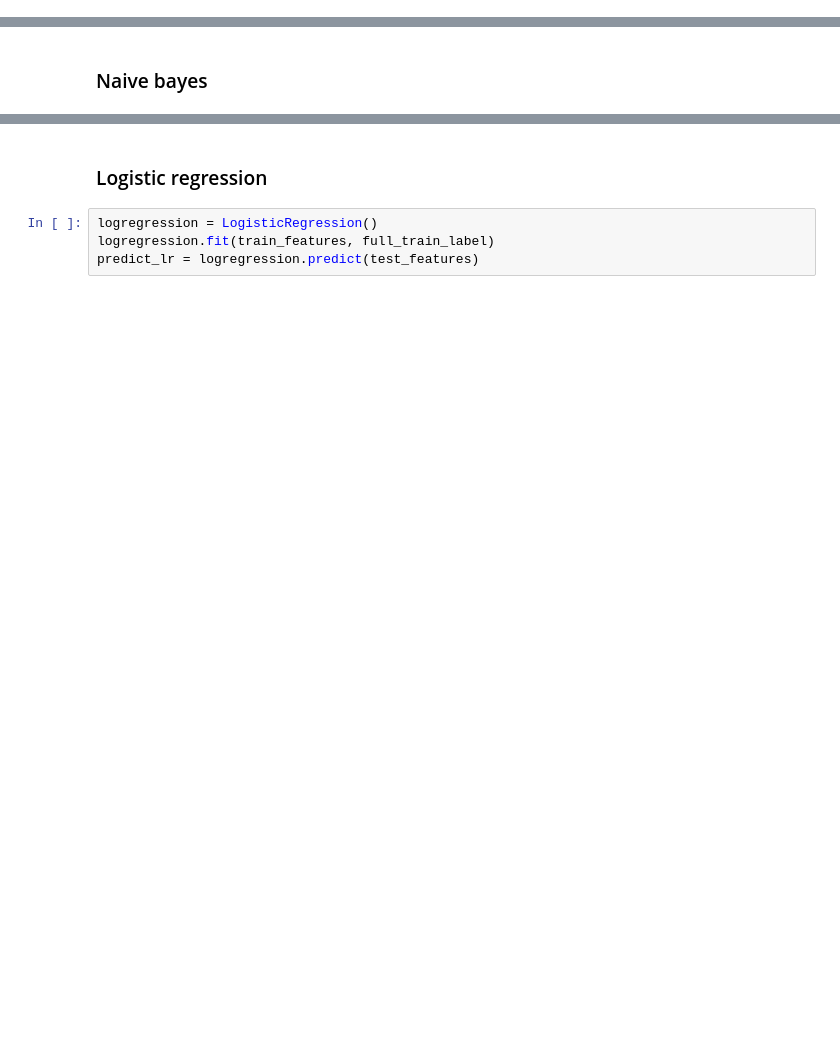
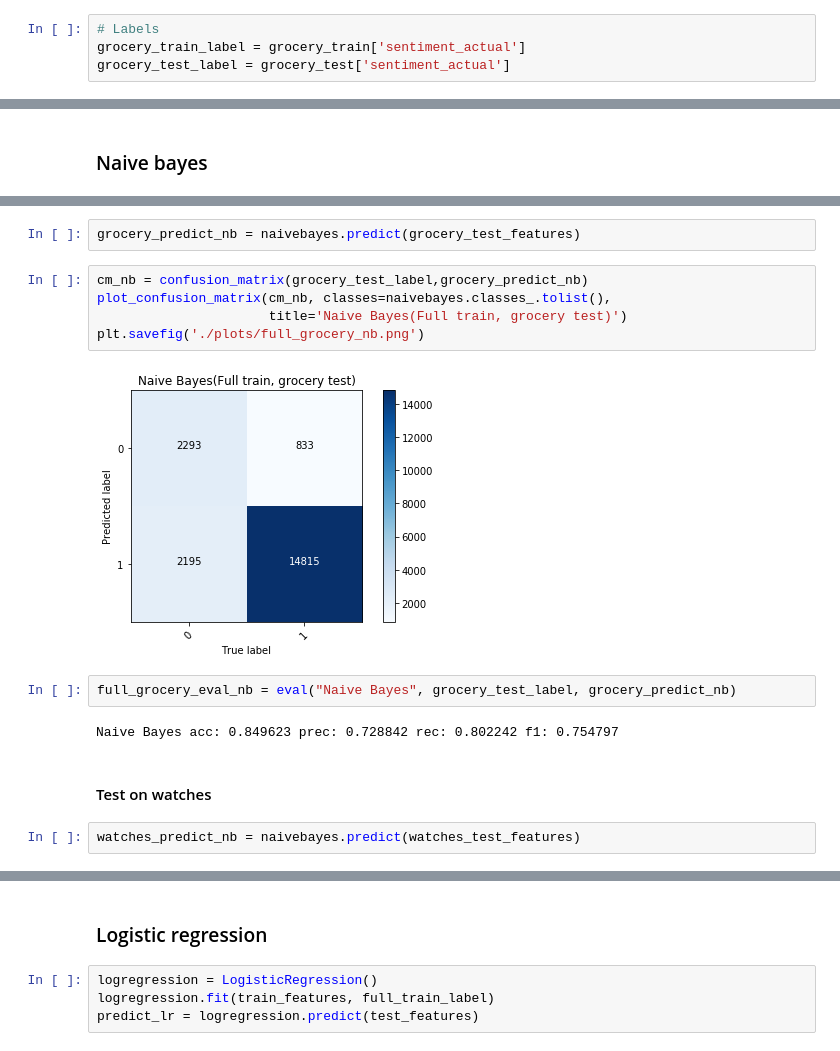
Before and after one commit to WangMengnan/AmazonReview_SentimentAnalysis, a Jupyter notebook: Review Classification.ipynb, the cells around one changed output, grey strips where cells are left out. Cells and saved outputs as stored; diff of their text form; blank space fills up the shorter version.

```diff
--- a/Review Classification.ipynb
+++ b/Review Classification.ipynb
@@ -70,0 +76,4 @@ test_features = transformer.transform(test_counts)
+# %%
+# Labels
+grocery_train_label = grocery_train['sentiment_actual']
+grocery_test_label = grocery_test['sentiment_actual']
@@ -128,0 +283,17 @@ print(np.mean(predict_nb == full_test_label))
+# %%
+grocery_predict_nb = naivebayes.predict(grocery_test_features)
+# %%
+cm_nb = confusion_matrix(grocery_test_label,grocery_predict_nb)
+plot_confusion_matrix(cm_nb, classes=naivebayes.classes_.tolist(),
+                      title='Naive Bayes(Full train, grocery test)')
+plt.savefig('./plots/full_grocery_nb.png')
+# %% [output]
+[figure, added]
+# %%
+full_grocery_eval_nb = eval("Naive Bayes", grocery_test_label, grocery_predict_nb)
+# %% [output]
+Naive Bayes acc: 0.849623 prec: 0.728842 rec: 0.802242 f1: 0.754797
+# %% [markdown]
+#### Test on watches
+# %%
+watches_predict_nb = naivebayes.predict(watches_test_features)
```
Also changed, not shown: parts of 90 cells of this notebook, 25 other files.
